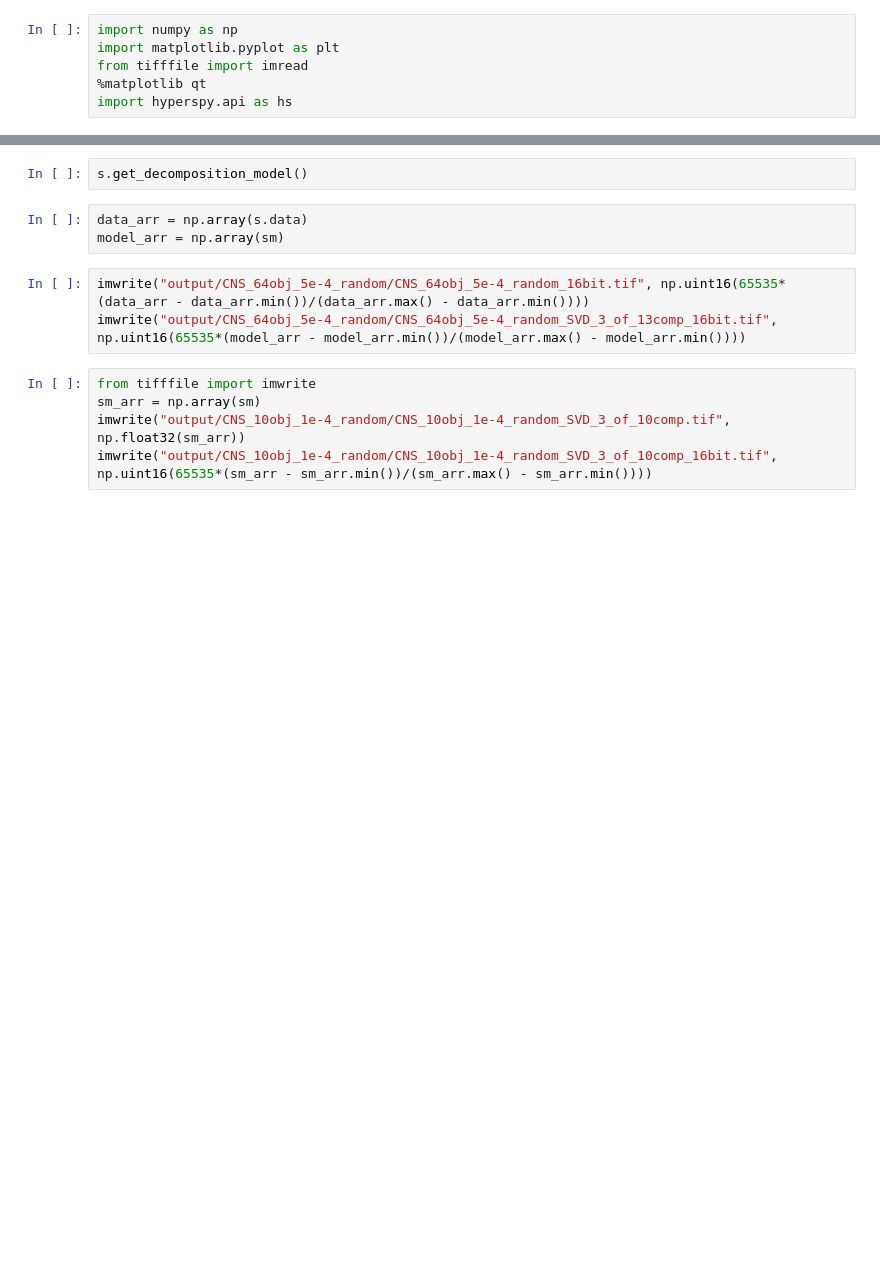
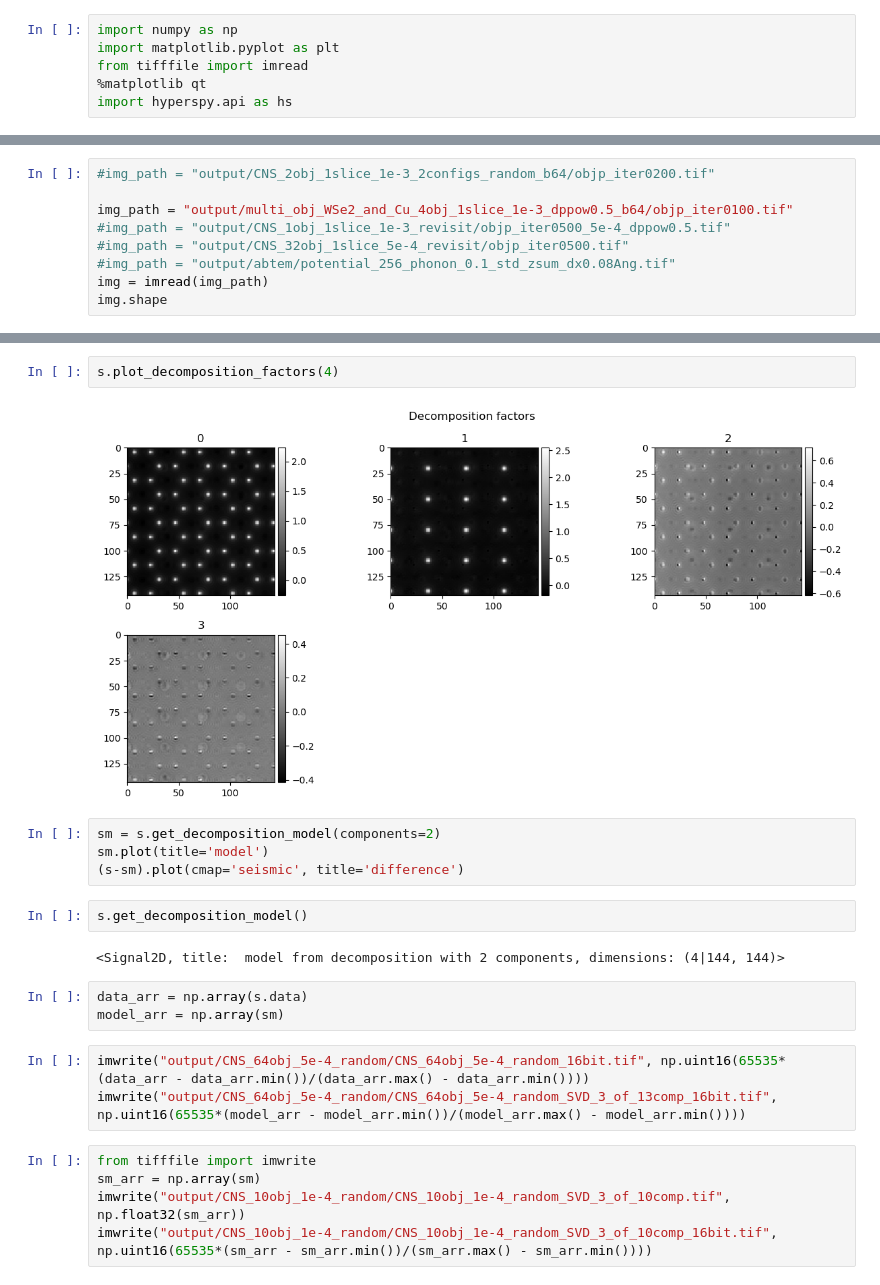
Before and after one commit to wdwzyyg/ptyrad, a Jupyter notebook: image_analysis.ipynb, the cells around one changed output, grey strips where cells are left out. Saved outputs shown, nothing was run; the diff lists cells and outputs as text; blank space fills up the shorter version.

```diff
--- a/image_analysis.ipynb
+++ b/image_analysis.ipynb
@@ -13,0 +7,9 @@ img.shape
+# %%
+#img_path = "output/CNS_2obj_1slice_1e-3_2configs_random_b64/objp_iter0200.tif"
+
+img_path = "output/multi_obj_WSe2_and_Cu_4obj_1slice_1e-3_dppow0.5_b64/objp_iter0100.tif"
+#img_path = "output/CNS_1obj_1slice_1e-3_revisit/objp_iter0500_5e-4_dppow0.5.tif"
+#img_path = "output/CNS_32obj_1slice_5e-4_revisit/objp_iter0500.tif"
+#img_path = "output/abtem/potential_256_phonon_0.1_std_zsum_dx0.08Ang.tif"
+img = imread(img_path)
+img.shape
@@ -39,5 +228,15 @@ KeyboardInterrupt:
+# %%
+s.plot_decomposition_factors(4)
+# %% [output]
+[figure, added]
+# %%
+sm = s.get_decomposition_model(components=2)
+sm.plot(title='model')
+(s-sm).plot(cmap='seismic', title='difference')
 # %%
 s.get_decomposition_model()
+# %% [output]
+<Signal2D, title:  model from decomposition with 2 components, dimensions: (4|144, 144)>
 # %%
 data_arr = np.array(s.data)
 model_arr = np.array(sm)
```
Also changed, not shown: parts of 20 cells of this notebook, 7 other files.
